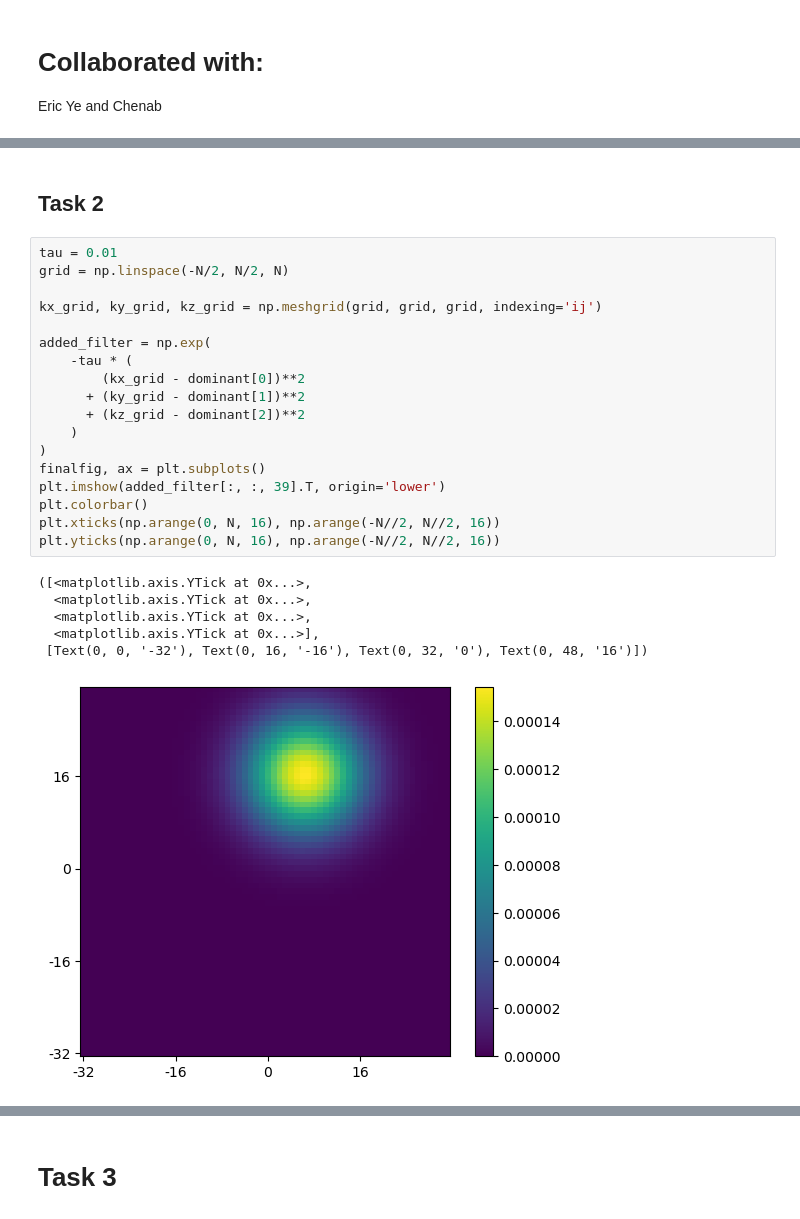
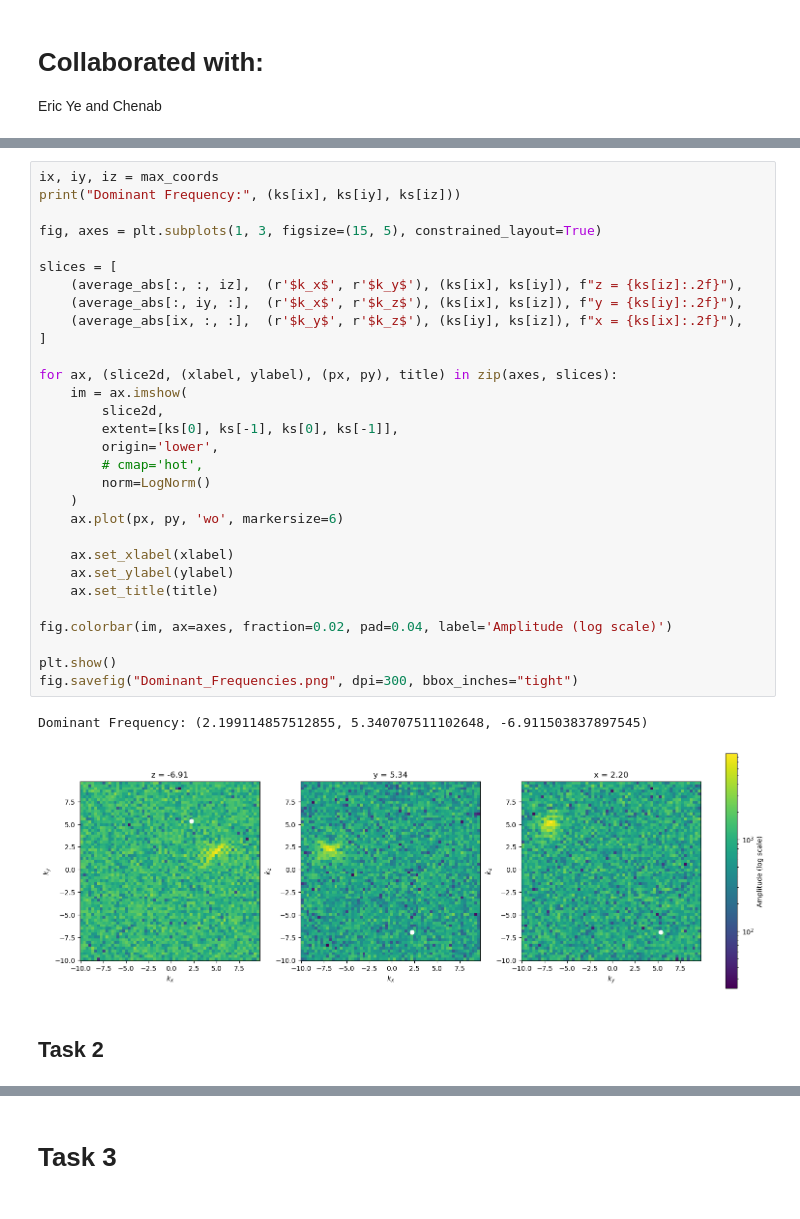
Before and after one commit to Rohan-Pandey1729/AMATH482, a Jupyter notebook: Report 1/HW1.ipynb, the cells around one changed output, grey strips where cells are left out. Drawn from its saved outputs; the diff is of its cells as text.

```diff
--- a/Report 1/HW1.ipynb
+++ b/Report 1/HW1.ipynb
@@ -68,27 +68,35 @@ for ax, (xlabel, ylabel, idx), title in zip(axes, labels, titles):
+# %%
+ix, iy, iz = max_coords
+print("Dominant Frequency:", (ks[ix], ks[iy], ks[iz]))
+
+fig, axes = plt.subplots(1, 3, figsize=(15, 5), constrained_layout=True)
+
+slices = [
+    (average_abs[:, :, iz],  (r'$k_x$', r'$k_y$'), (ks[ix], ks[iy]), f"z = {ks[iz]:.2f}"),
+    (average_abs[:, iy, :],  (r'$k_x$', r'$k_z$'), (ks[ix], ks[iz]), f"y = {ks[iy]:.2f}"),
+    (average_abs[ix, :, :],  (r'$k_y$', r'$k_z$'), (ks[iy], ks[iz]), f"x = {ks[ix]:.2f}"),
+]
+
+for ax, (slice2d, (xlabel, ylabel), (px, py), title) in zip(axes, slices):
+    im = ax.imshow(
+        slice2d,
+        extent=[ks[0], ks[-1], ks[0], ks[-1]],
+        origin='lower',
+        # cmap='hot',
+        norm=LogNorm()
+    )
+    ax.plot(px, py, 'wo', markersize=6)
+
+    ax.set_xlabel(xlabel)
+    ax.set_ylabel(ylabel)
+    ax.set_title(title)
+
+fig.colorbar(im, ax=axes, fraction=0.02, pad=0.04, label='Amplitude (log scale)')
+
+plt.show()
+fig.savefig("Dominant_Frequencies.png", dpi=300, bbox_inches="tight")
+# %% [output]
+Dominant Frequency: (2.199114857512855, 5.340707511102648, -6.911503837897545)
+[figure, added]
 # %% [markdown]
 ## Task 2
-# %%
-tau = 0.01
-grid = np.linspace(-N/2, N/2, N)
-
-kx_grid, ky_grid, kz_grid = np.meshgrid(grid, grid, grid, indexing='ij')
-
-added_filter = np.exp(
-    -tau * (
-        (kx_grid - dominant[0])**2
-      + (ky_grid - dominant[1])**2
-      + (kz_grid - dominant[2])**2
-    )
-)
-finalfig, ax = plt.subplots()
-plt.imshow(added_filter[:, :, 39].T, origin='lower')
-plt.colorbar()
-plt.xticks(np.arange(0, N, 16), np.arange(-N//2, N//2, 16))
-plt.yticks(np.arange(0, N, 16), np.arange(-N//2, N//2, 16))
-# %% [output]
-([<matplotlib.axis.YTick at 0x...>,
-  <matplotlib.axis.YTick at 0x...>,
-  <matplotlib.axis.YTick at 0x...>,
-  <matplotlib.axis.YTick at 0x...>],
- [Text(0, 0, '-32'), Text(0, 16, '-16'), Text(0, 32, '0'), Text(0, 48, '16')])
-[figure, removed]
```
Also changed, not shown: parts of 13 cells of this notebook, 12 other files.
